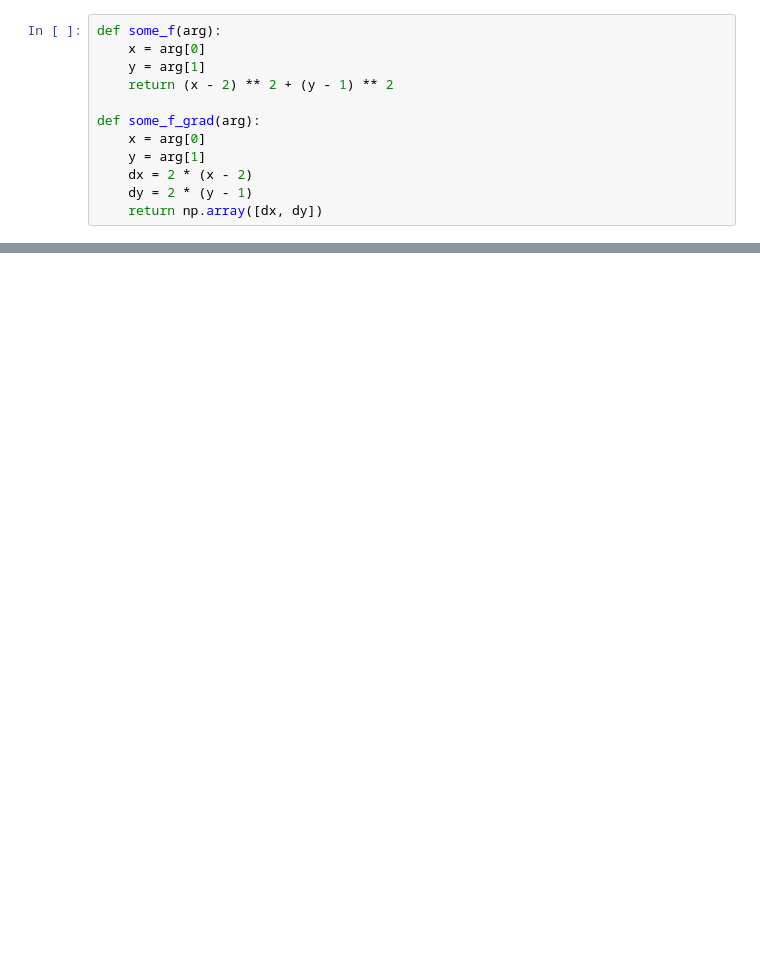
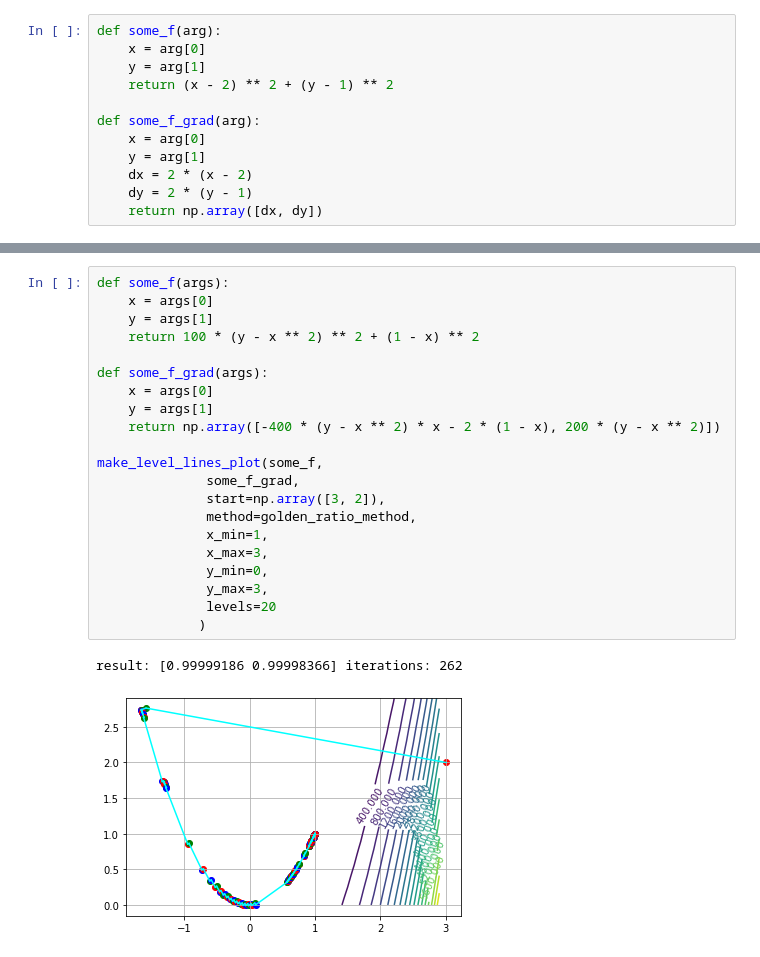
Before and after one commit to pool-party/optimization-methods, a Jupyter notebook: first-order/gradient_descent_plots.ipynb, the cells around one changed output, grey strips where cells are left out. Drawn from its saved outputs; the diff is of its cells as text; blank space fills up the shorter version.

```diff
--- a/first-order/gradient_descent_plots.ipynb
+++ b/first-order/gradient_descent_plots.ipynb
@@ -112,0 +116,24 @@ result: [2. 1.] iterations: 4
+# %%
+def some_f(args):
+    x = args[0]
+    y = args[1]
+    return 100 * (y - x ** 2) ** 2 + (1 - x) ** 2
+
+def some_f_grad(args):
+    x = args[0]
+    y = args[1]
+    return np.array([-400 * (y - x ** 2) * x - 2 * (1 - x), 200 * (y - x ** 2)])
+
+make_level_lines_plot(some_f,
+              some_f_grad,
+              start=np.array([3, 2]),
+              method=golden_ratio_method,
+              x_min=1,
+              x_max=3,
+              y_min=0,
+              y_max=3,
+              levels=20
+             )
+# %% [output]
+result: [0.99999186 0.99998366] iterations: 262
+[figure, added]
```
Also changed, not shown: parts of 8 cells of this notebook, 1 other file.
